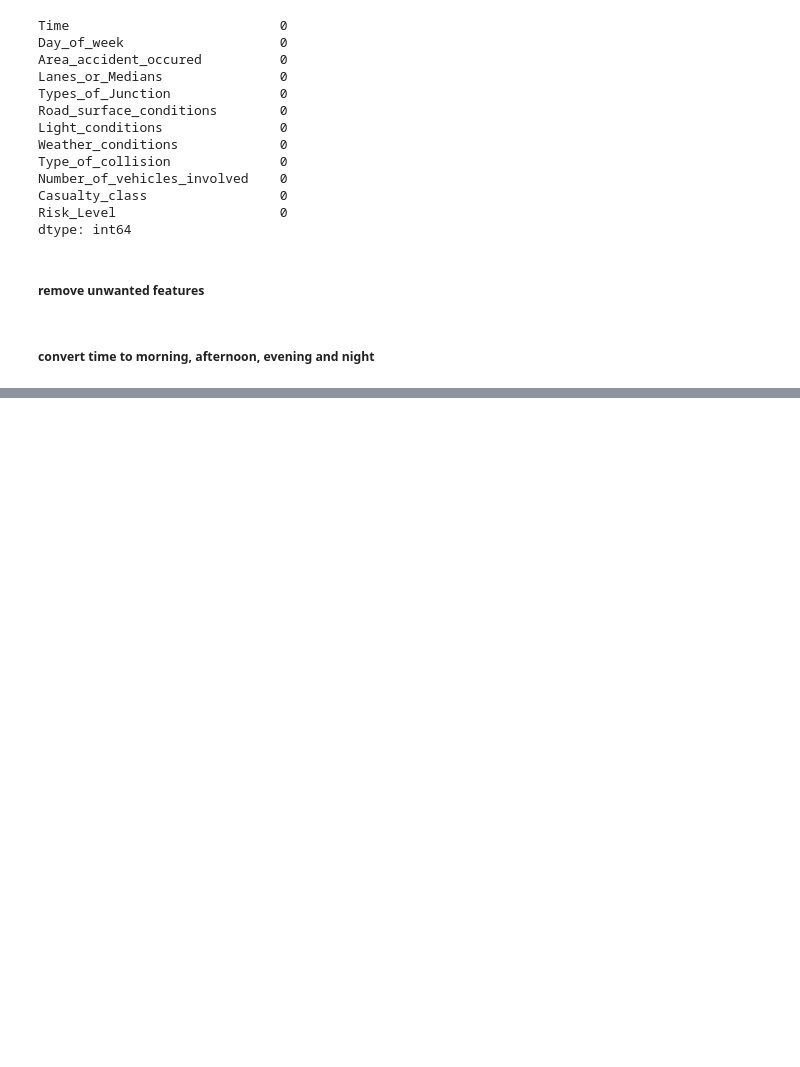
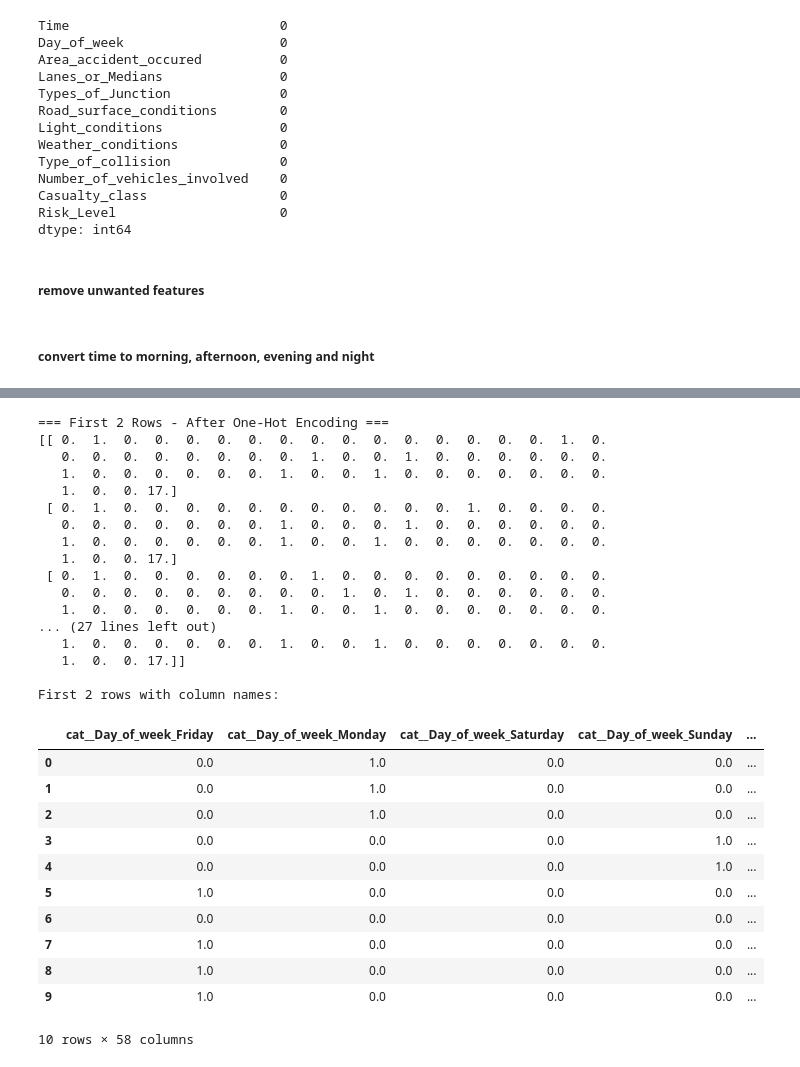
Before and after one commit to Sarasii22/-Road_Accident_Risk_Prediction, a Jupyter notebook: notebooks/Model Training copy 2.ipynb, the cells around one changed output, grey strips where cells are left out. Cells and saved outputs as stored; diff of their text form; code cells hidden in the pictures; blank space fills up the shorter version.

```diff
--- a/notebooks/Model Training copy 2.ipynb
+++ b/notebooks/Model Training copy 2.ipynb
@@ -252,0 +318,17 @@ df.head()
+# %%
+from sklearn.preprocessing import OneHotEncoder, LabelEncoder
+from sklearn.compose import ColumnTransformer
+
+le = LabelEncoder()
+y_encoded = le.fit_transform(y)
+
+categorical_cols = X.select_dtypes(include=['object']).columns.tolist()
+
+preprocessor = ColumnTransformer(
+    transformers=[('cat', OneHotEncoder(handle_unknown='ignore', sparse_output=False), categorical_cols)],
+    remainder='passthrough'
+)
+
+X_processed = preprocessor.fit_transform(X)
+
+print("Processed Shape:", X_processed.shape)
@@ -252,0 +368,41 @@ df.head()
+# %%
+print("=== First 2 Rows - After One-Hot Encoding ===")
+print(X_processed[0:10])
+
+# To see it better as DataFrame (with column names if possible)
+# Note: Column names after one-hot are a bit messy, but useful for checking
+feature_names = preprocessor.get_feature_names_out()
+X_processed_df = pd.DataFrame(X_processed[:10], columns=feature_names)
+
+print("\nFirst 2 rows with column names:")
+display(X_processed_df)
+# %% [output]
+=== First 2 Rows - After One-Hot Encoding ===
+[[ 0.  1.  0.  0.  0.  0.  0.  0.  0.  0.  0.  0.  0.  0.  0.  0.  1.  0.
+   0.  0.  0.  0.  0.  0.  0.  0.  1.  0.  0.  1.  0.  0.  0.  0.  0.  0.
+   1.  0.  0.  0.  0.  0.  0.  1.  0.  0.  1.  0.  0.  0.  0.  0.  0.  0.
+   1.  0.  0. 17.]
+ [ 0.  1.  0.  0.  0.  0.  0.  0.  0.  0.  0.  0.  0.  1.  0.  0.  0.  0.
+   0.  0.  0.  0.  0.  0.  0.  1.  0.  0.  0.  1.  0.  0.  0.  0.  0.  0.
+   1.  0.  0.  0.  0.  0.  0.  1.  0.  0.  1.  0.  0.  0.  0.  0.  0.  0.
+   1.  0.  0. 17.]
+ [ 0.  1.  0.  0.  0.  0.  0.  0.  1.  0.  0.  0.  0.  0.  0.  0.  0.  0.
+   0.  0.  0.  0.  0.  0.  0.  0.  0.  1.  0.  1.  0.  0.  0.  0.  0.  0.
+   1.  0.  0.  0.  0.  0.  0.  1.  0.  0.  1.  0.  0.  0.  0.  0.  0.  0.
+... (27 lines left out)
+   1.  0.  0.  0.  0.  0.  0.  1.  0.  0.  1.  0.  0.  0.  0.  0.  0.  0.
+   1.  0.  0. 17.]]
+
+First 2 rows with column names:
+|  | cat__Day_of_week_Friday | cat__Day_of_week_Monday | cat__Day_of_week_Saturday | cat__Day_of_week_Sunday | ... |
+| 0 | 0.0 | 1.0 | 0.0 | 0.0 | ... |
+| 1 | 0.0 | 1.0 | 0.0 | 0.0 | ... |
+| 2 | 0.0 | 1.0 | 0.0 | 0.0 | ... |
+| 3 | 0.0 | 0.0 | 0.0 | 1.0 | ... |
+| 4 | 0.0 | 0.0 | 0.0 | 1.0 | ... |
+| 5 | 1.0 | 0.0 | 0.0 | 0.0 | ... |
+| 6 | 0.0 | 0.0 | 0.0 | 0.0 | ... |
+| 7 | 1.0 | 0.0 | 0.0 | 0.0 | ... |
+| 8 | 1.0 | 0.0 | 0.0 | 0.0 | ... |
+| 9 | 1.0 | 0.0 | 0.0 | 0.0 | ... |
+10 rows × 58 columns
```
Also changed, not shown: parts of 16 cells of this notebook.
